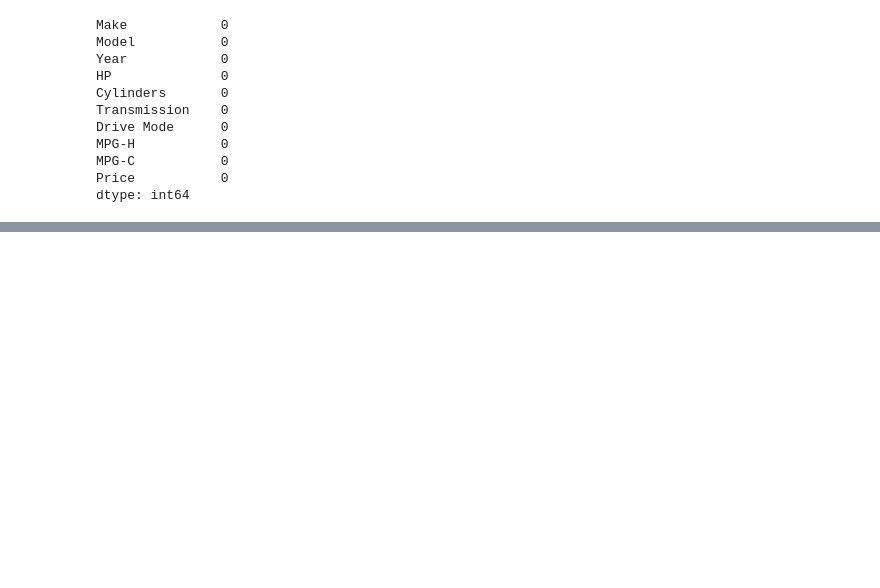
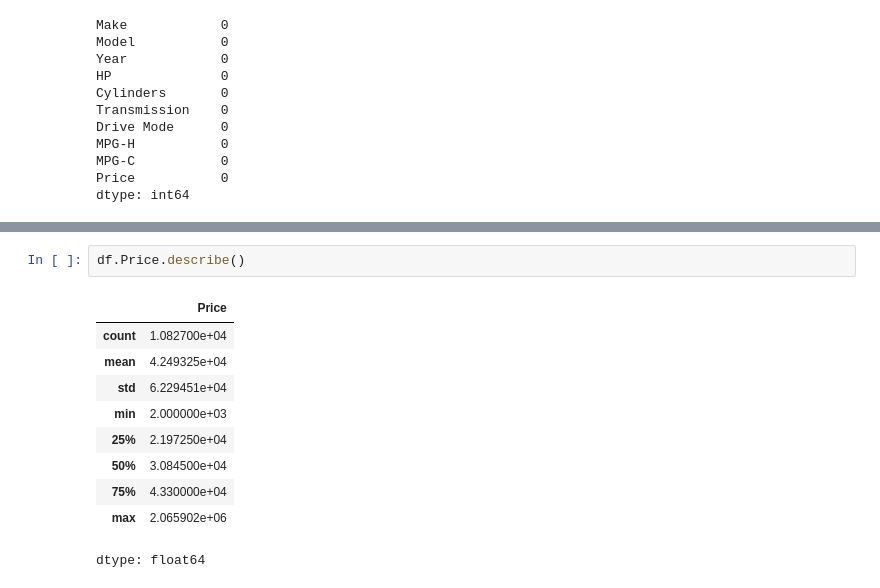
Before and after one commit to dulaziz15/Book-Manage, a Jupyter notebook: latihan1(EDA).ipynb, the cells around one changed output, grey strips where cells are left out. Cells and saved outputs as stored; diff of their text form; blank space fills up the shorter version.

```diff
--- a/latihan1(EDA).ipynb
+++ b/latihan1(EDA).ipynb
@@ -162,0 +168,13 @@ dtype: int64
+# %%
+df.Price.describe()
+# %% [output]
+|  | Price |
+| count | 1.082700e+04 |
+| mean | 4.249325e+04 |
+| std | 6.229451e+04 |
+| min | 2.000000e+03 |
+| 25% | 2.197250e+04 |
+| 50% | 3.084500e+04 |
+| 75% | 4.330000e+04 |
+| max | 2.065902e+06 |
+dtype: float64
```
Also changed, not shown: parts of 1 cell of this notebook.
